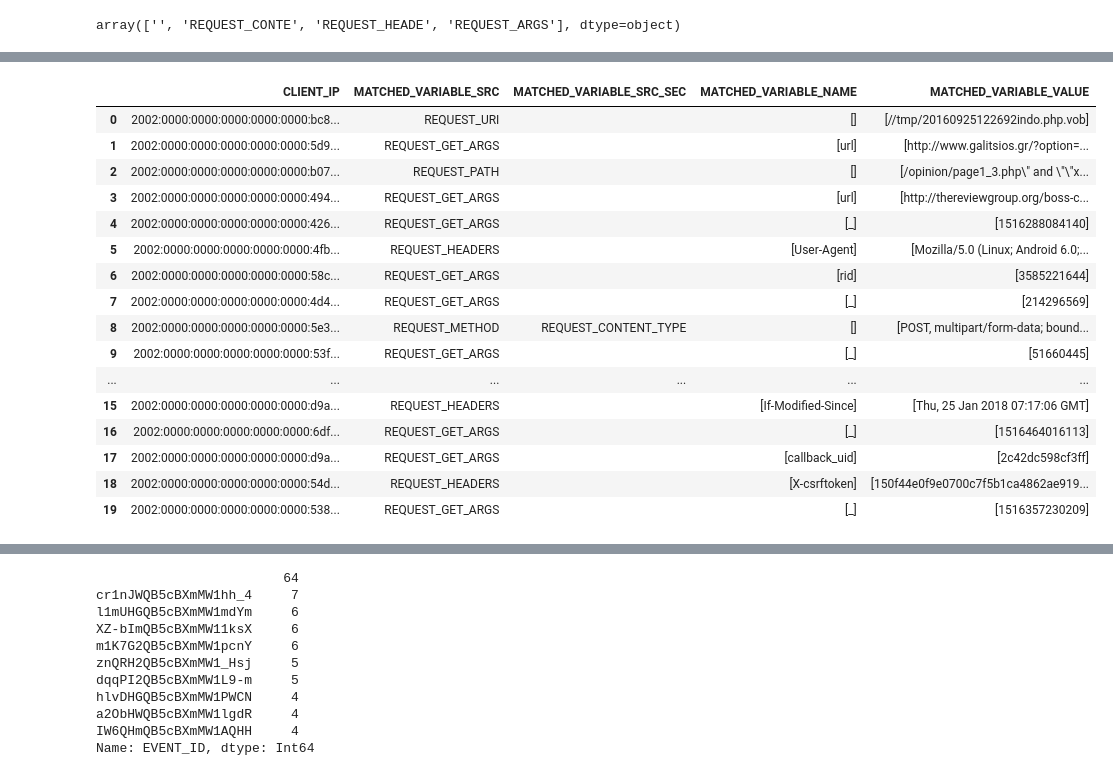
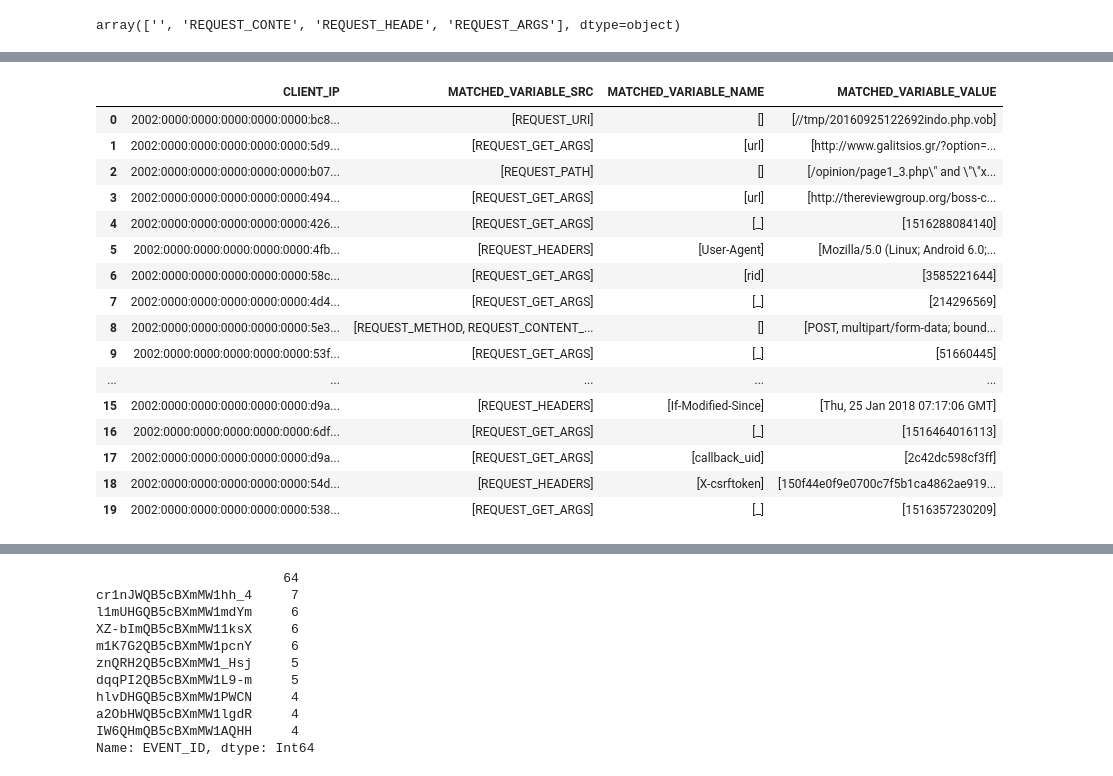
Before and after one commit to ivan-zapreev/ML-PT, a Jupyter notebook: 01_data_exploration.ipynb, the cells around one changed output, grey strips where cells are left out. Saved outputs shown, nothing was run; the diff lists cells and outputs as text; code cells hidden in the pictures.

Commit message:
Fixing the SRC column, re-joining the values

```diff
--- a/01_data_exploration.ipynb
+++ b/01_data_exploration.ipynb
@@ -419,5 +421,6 @@ sec_to_src_map = {sec_src_val : get_sec_src_value_substitute(sec_src_val) for se
 # %%
 # Apply the substitution
-data_df['MATCHED_VARIABLE_SRC_SEC'] = data_df['MATCHED_VARIABLE_SRC_SEC'].apply(lambda val : sec_to_src_map[val])
-data_df[['CLIENT_IP', 'MATCHED_VARIABLE_SRC', 'MATCHED_VARIABLE_SRC_SEC']].head(10)
+fix_second_value = lambda lst : [lst[0], sec_to_src_map[lst[1]]] if len(lst) > 1 else lst
+data_df['MATCHED_VARIABLE_SRC'] = data_df['MATCHED_VARIABLE_SRC'].apply(fix_second_value)
+data_df[['CLIENT_IP', 'MATCHED_VARIABLE_SRC']].head(10)
 # %% [output]
@@ -442,10 +445,9 @@ data_df[['CLIENT_IP', 'MATCHED_VARIABLE_SRC', 'MATCHED_VARIABLE_SRC_SEC']].head(
 # %%
 from src.wrangler.utils import clean_up_variable_names
 
-# Remove the repeated MATCHED_VARIABLE_SRC and MATCHED_VARIABLE_SRC_SEC column values from MATCHED_VARIABLE_NAME
+# Remove the repeated MATCHED_VARIABLE_SRC column values from MATCHED_VARIABLE_NAME
 clean_up_name = lambda row: clean_up_variable_names(row['MATCHED_VARIABLE_NAME'], \
-                                                    row['MATCHED_VARIABLE_SRC'], \
-                                                    row['MATCHED_VARIABLE_SRC_SEC'])
+                                                    row['MATCHED_VARIABLE_SRC'])
 data_df['MATCHED_VARIABLE_NAME'] = data_df.apply(clean_up_name, axis=1)
 # %%
 # Count the maximum number of NAME entries per row
@@ -458,5 +460,5 @@ logger.info(f'There are {np.sum(src_counts > 1)}/{len(data_df)} rows with more t
 # %%
 # Split into distinct variable names
-data_df['MATCHED_VARIABLE_NAME'] = data_df['MATCHED_VARIABLE_NAME'].apply(lambda names : names.split(r'\';\'') if names != '' else [])
+data_df['MATCHED_VARIABLE_NAME'] = data_df['MATCHED_VARIABLE_NAME'].apply(lambda names : split_data_values(names) if names != '' else [])
 # %%
 # Show the results head
@@ -522,27 +524,27 @@ logger.info(f'There are {np.sum(src_counts > 1)}/{len(data_df)} rows with more t
 # %%
 # Split into distinct variable values
-data_df['MATCHED_VARIABLE_VALUE'] = data_df['MATCHED_VARIABLE_VALUE'].apply(lambda values : values.split(r'\';\'') if values != '' else [])
+data_df['MATCHED_VARIABLE_VALUE'] = data_df['MATCHED_VARIABLE_VALUE'].apply(lambda values : split_data_values(values) if values != '' else [])
 # %%
 # Show the results head
-data_df[['CLIENT_IP', 'MATCHED_VARIABLE_SRC', 'MATCHED_VARIABLE_SRC_SEC', 'MATCHED_VARIABLE_NAME', 'MATCHED_VARIABLE_VALUE']].head(20)
+data_df[['CLIENT_IP', 'MATCHED_VARIABLE_SRC', 'MATCHED_VARIABLE_NAME', 'MATCHED_VARIABLE_VALUE']].head(20)
 # %% [output]
-|  | CLIENT_IP | MATCHED_VARIABLE_SRC | MATCHED_VARIABLE_SRC_SEC | MATCHED_VARIABLE_NAME | MATCHED_VARIABLE_VALUE |
-| 0 | 2002:0000:0000:0000:0000:0000:bc8... | REQUEST_URI |  | [] | [//tmp/20160925122692indo.php.vob] |
-| 1 | 2002:0000:0000:0000:0000:0000:5d9... | REQUEST_GET_ARGS |  | [url] | [http://www.galitsios.gr/?option=... |
-| 2 | 2002:0000:0000:0000:0000:0000:b07... | REQUEST_PATH |  | [] | [/opinion/page1_3.php\" and \"\"x... |
-| 3 | 2002:0000:0000:0000:0000:0000:494... | REQUEST_GET_ARGS |  | [url] | [http://thereviewgroup.org/boss-c... |
-| 4 | 2002:0000:0000:0000:0000:0000:426... | REQUEST_GET_ARGS |  | [_] | [1516288084140] |
-| 5 | 2002:0000:0000:0000:0000:0000:4fb... | REQUEST_HEADERS |  | [User-Agent] | [Mozilla/5.0 (Linux; Android 6.0;... |
-| 6 | 2002:0000:0000:0000:0000:0000:58c... | REQUEST_GET_ARGS |  | [rid] | [3585221644] |
-| 7 | 2002:0000:0000:0000:0000:0000:4d4... | REQUEST_GET_ARGS |  | [_] | [214296569] |
-| 8 | 2002:0000:0000:0000:0000:0000:5e3... | REQUEST_METHOD | REQUEST_CONTENT_TYPE | [] | [POST, multipart/form-data; bound... |
-| 9 | 2002:0000:0000:0000:0000:0000:53f... | REQUEST_GET_ARGS |  | [_] | [51660445] |
-| ... | ... | ... | ... | ... | ... |
-| 15 | 2002:0000:0000:0000:0000:0000:d9a... | REQUEST_HEADERS |  | [If-Modified-Since] | [Thu, 25 Jan 2018 07:17:06 GMT] |
-| 16 | 2002:0000:0000:0000:0000:0000:6df... | REQUEST_GET_ARGS |  | [_] | [1516464016113] |
-| 17 | 2002:0000:0000:0000:0000:0000:d9a... | REQUEST_GET_ARGS |  | [callback_uid] | [2c42dc598cf3ff] |
-| 18 | 2002:0000:0000:0000:0000:0000:54d... | REQUEST_HEADERS |  | [X-csrftoken] | [150f44e0f9e0700c7f5b1ca4862ae919... |
-| 19 | 2002:0000:0000:0000:0000:0000:538... | REQUEST_GET_ARGS |  | [_] | [1516357230209] |
+|  | CLIENT_IP | MATCHED_VARIABLE_SRC | MATCHED_VARIABLE_NAME | MATCHED_VARIABLE_VALUE |
+| 0 | 2002:0000:0000:0000:0000:0000:bc8... | [REQUEST_URI] | [] | [//tmp/20160925122692indo.php.vob] |
+| 1 | 2002:0000:0000:0000:0000:0000:5d9... | [REQUEST_GET_ARGS] | [url] | [http://www.galitsios.gr/?option=... |
+| 2 | 2002:0000:0000:0000:0000:0000:b07... | [REQUEST_PATH] | [] | [/opinion/page1_3.php\" and \"\"x... |
+| 3 | 2002:0000:0000:0000:0000:0000:494... | [REQUEST_GET_ARGS] | [url] | [http://thereviewgroup.org/boss-c... |
+| 4 | 2002:0000:0000:0000:0000:0000:426... | [REQUEST_GET_ARGS] | [_] | [1516288084140] |
+| 5 | 2002:0000:0000:0000:0000:0000:4fb... | [REQUEST_HEADERS] | [User-Agent] | [Mozilla/5.0 (Linux; Android 6.0;... |
+| 6 | 2002:0000:0000:0000:0000:0000:58c... | [REQUEST_GET_ARGS] | [rid] | [3585221644] |
+| 7 | 2002:0000:0000:0000:0000:0000:4d4... | [REQUEST_GET_ARGS] | [_] | [214296569] |
+| 8 | 2002:0000:0000:0000:0000:0000:5e3... | [REQUEST_METHOD, REQUEST_CONTENT_... | [] | [POST, multipart/form-data; bound... |
+| 9 | 2002:0000:0000:0000:0000:0000:53f... | [REQUEST_GET_ARGS] | [_] | [51660445] |
+| ... | ... | ... | ... | ... |
+| 15 | 2002:0000:0000:0000:0000:0000:d9a... | [REQUEST_HEADERS] | [If-Modified-Since] | [Thu, 25 Jan 2018 07:17:06 GMT] |
+| 16 | 2002:0000:0000:0000:0000:0000:6df... | [REQUEST_GET_ARGS] | [_] | [1516464016113] |
+| 17 | 2002:0000:0000:0000:0000:0000:d9a... | [REQUEST_GET_ARGS] | [callback_uid] | [2c42dc598cf3ff] |
+| 18 | 2002:0000:0000:0000:0000:0000:54d... | [REQUEST_HEADERS] | [X-csrftoken] | [150f44e0f9e0700c7f5b1ca4862ae919... |
+| 19 | 2002:0000:0000:0000:0000:0000:538... | [REQUEST_GET_ARGS] | [_] | [1516357230209] |
 # %%
 # Check on the available counts for distinct values
 all_values = None
```
Also changed, not shown: parts of 26 cells of this notebook, 4 other files.
